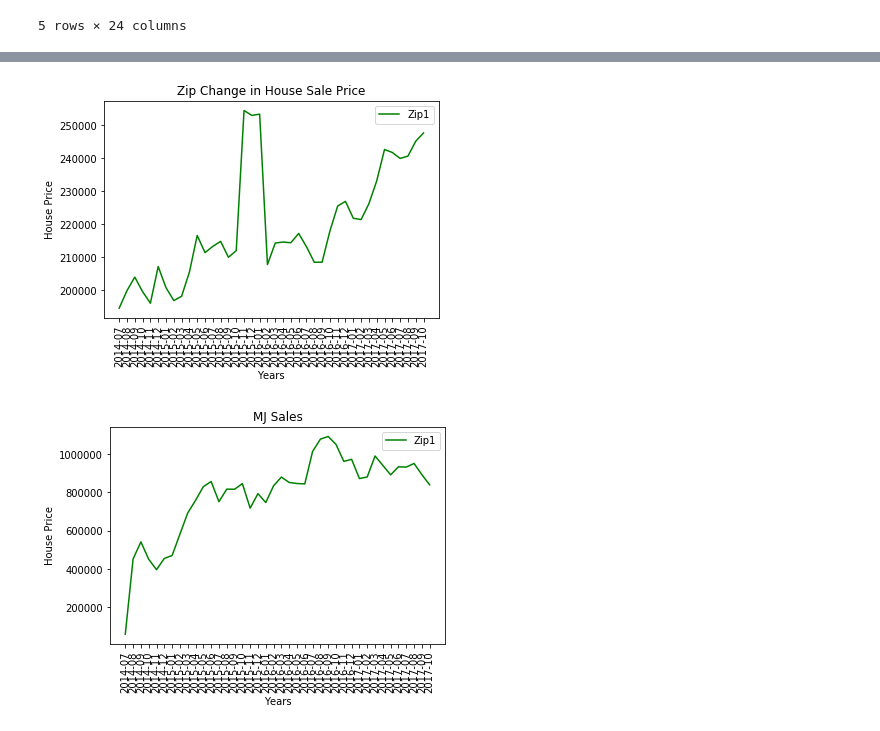
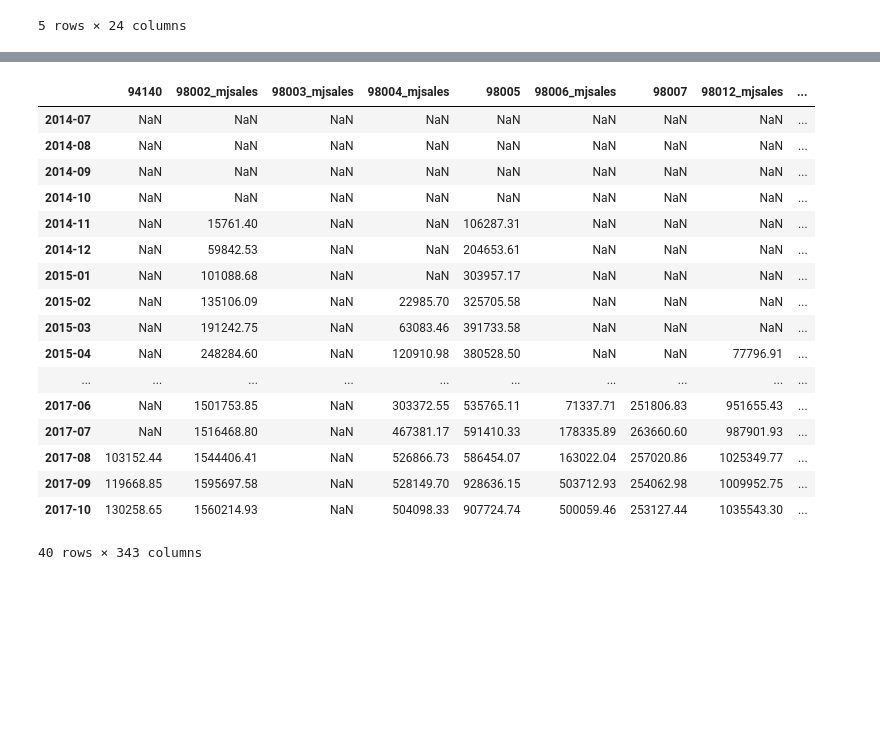
Before and after one commit to chane-d/group-project-one, a Jupyter notebook: GDP_Toni/Test_Zill.ipynb, the cells around one changed output, grey strips where cells are left out. Saved outputs shown, nothing was run; the diff lists cells and outputs as text; code cells hidden in the pictures; blank space fills up the shorter version.

```diff
--- a/GDP_Toni/Test_Zill.ipynb
+++ b/GDP_Toni/Test_Zill.ipynb
@@ -92,5 +100,5 @@ ret_sales.head()
 | 4 | POT ZONE | ACTIVE (ISSUED) | 415229 | 603353868 | MARIJUANA RETAILER | 1703 SE SEDGWICK RD | STE 113 | PORT ORCHARD | WA | KITSAP | ... |
 5 rows × 24 columns
 # %%
-ret_sales[['Sales Month','Date','Sales Year']] = ret_sales['Period End'].str.split('/',expand=True)
-ret_sales.drop(columns={'Date'},inplace=True)
+# ret_sales[['Sales Month','Date','Sales Year']] = ret_sales['Period End'].str.split('/',expand=True)
+# ret_sales.drop(columns={'Date'},inplace=True)
@@ -99,2 +105,5 @@ ret_sales.drop(columns={'Date'},inplace=True)
+# %%
+dates=pd.to_datetime(ret_sales['Period Start'],format='%m/%d/%Y')
+ret_sales['Sales Month']=dates.apply(lambda x: x.strftime('%Y-%m'))
 # %%
 ret_sales['Zip']=ret_sales['Zip'].astype(str).apply(lambda x: x[:5]).astype(int)
@@ -298,37 +132,22 @@ plt.show()
-# %%
-# Create a list of the years that we will use as our x axis
-years = ['2014-07','2014-08','2014-09','2014-10','2014-11','2014-12','2015-01','2015-02','2015-03','2015-04','2015-05','2015-06',
- '2015-07','2015-08','2015-09','2015-10','2015-11','2015-12','2016-01','2016-02','2016-03','2016-04','2016-05','2016-06','2016-07',
- '2016-08','2016-09','2016-10','2016-11','2016-12','2017-01','2017-02','2017-03','2017-04','2017-05','2017-06','2017-07',
- '2017-08','2017-09','2017-10']
-
-# Plot our line that will be used to track a wrestler's wins over the years
-plt.plot(years, Zip2 , color="green", label="Zip1")
-# Place a legend on the chart in what matplotlib believes to be the "best" location
-plt.legend(loc="best")
-
-plt.title("Zip Change in House Sale Price")
-plt.xlabel("Years")
-plt.ylabel('House Price')
-plt.xticks(years,rotation='vertical')
-
-# Print our chart to the screen
-plt.show()
-# %% [output]
-[figure, removed]
-# %%
-
-# Plot our line that will be used to track a wrestler's wins over the years
-plt.plot(years, Zip1_mj , color="green", label="Zip1")
-# Place a legend on the chart in what matplotlib believes to be the "best" location
-plt.legend(loc="best")
-
-plt.title("MJ Sales")
-plt.xlabel("Years")
-plt.ylabel('House Price')
-plt.xticks(years,rotation='vertical')
-
-# Print our chart to the screen
-plt.show()
-# %% [output]
-[figure, removed]
+# %%
+all_data=mj_sales_zip.join(wa_all_hp,how='inner',lsuffix='_mjsales',rsuffix='_homeprice')
+all_data
+# %% [output]
+|  | 94140 | 98002_mjsales | 98003_mjsales | 98004_mjsales | 98005 | 98006_mjsales | 98007 | 98012_mjsales | ... |
+| 2014-07 | NaN | NaN | NaN | NaN | NaN | NaN | NaN | NaN | ... |
+| 2014-08 | NaN | NaN | NaN | NaN | NaN | NaN | NaN | NaN | ... |
+| 2014-09 | NaN | NaN | NaN | NaN | NaN | NaN | NaN | NaN | ... |
+| 2014-10 | NaN | NaN | NaN | NaN | NaN | NaN | NaN | NaN | ... |
+| 2014-11 | NaN | 15761.40 | NaN | NaN | 106287.31 | NaN | NaN | NaN | ... |
+| 2014-12 | NaN | 59842.53 | NaN | NaN | 204653.61 | NaN | NaN | NaN | ... |
+| 2015-01 | NaN | 101088.68 | NaN | NaN | 303957.17 | NaN | NaN | NaN | ... |
+| 2015-02 | NaN | 135106.09 | NaN | 22985.70 | 325705.58 | NaN | NaN | NaN | ... |
+| 2015-03 | NaN | 191242.75 | NaN | 63083.46 | 391733.58 | NaN | NaN | NaN | ... |
+| 2015-04 | NaN | 248284.60 | NaN | 120910.98 | 380528.50 | NaN | NaN | 77796.91 | ... |
+| ... | ... | ... | ... | ... | ... | ... | ... | ... | ... |
+| 2017-06 | NaN | 1501753.85 | NaN | 303372.55 | 535765.11 | 71337.71 | 251806.83 | 951655.43 | ... |
+| 2017-07 | NaN | 1516468.80 | NaN | 467381.17 | 591410.33 | 178335.89 | 263660.60 | 987901.93 | ... |
+| 2017-08 | 103152.44 | 1544406.41 | NaN | 526866.73 | 586454.07 | 163022.04 | 257020.86 | 1025349.77 | ... |
+| 2017-09 | 119668.85 | 1595697.58 | NaN | 528149.70 | 928636.15 | 503712.93 | 254062.98 | 1009952.75 | ... |
+| 2017-10 | 130258.65 | 1560214.93 | NaN | 504098.33 | 907724.74 | 500059.46 | 253127.44 | 1035543.30 | ... |
+40 rows × 343 columns
```
Also changed, not shown: parts of 31 cells of this notebook.
